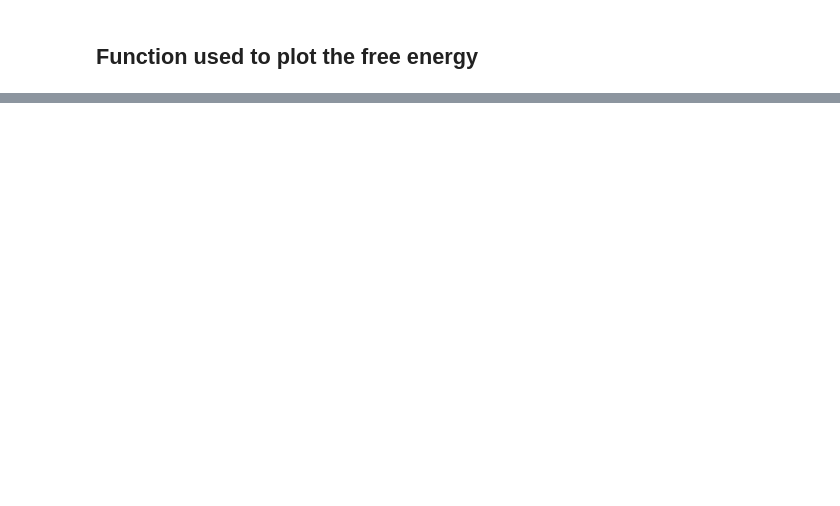
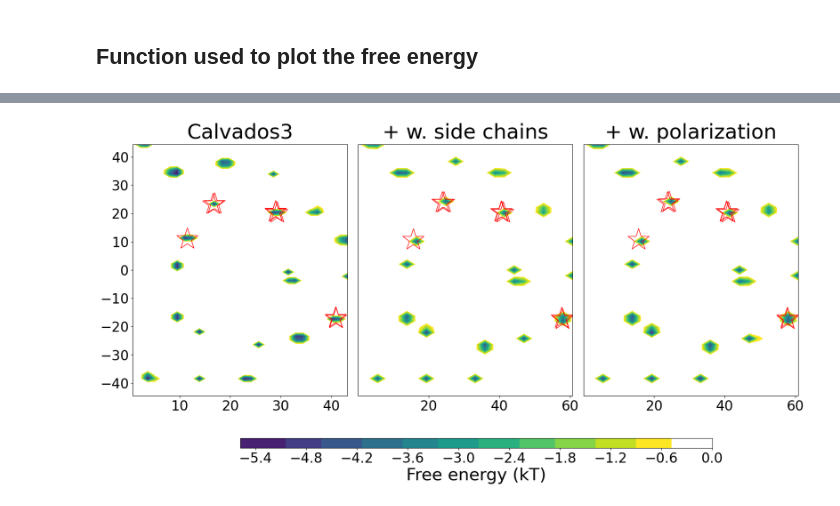
Before and after one commit to mlund/SI-pose-exploration, a Jupyter notebook: pca_free_energy/pca_analysis.ipynb, the cells around one changed output, grey strips where cells are left out. Saved outputs shown, nothing was run; the diff lists cells and outputs as text; code cells hidden in the pictures; blank space fills up the shorter version.

```diff
--- a/pca_free_energy/pca_analysis.ipynb
+++ b/pca_free_energy/pca_analysis.ipynb
@@ -458,0 +609,84 @@ plt.savefig('pca_cartesian_v6.pdf', bbox_inches='tight', dpi=300)
+# %%
+fig, axes = plt.subplots(1, 3, figsize=(21, 8))
+
+all_weights = [energy_org, energy_sch, energy_pol]
+all_X = [red_cart_org, red_cart_sch, red_cart_pol]
+F_list = []
+
+#Computing the 2D histogram of the PCA-reduced coordinates and normalizing it
+# such that the min and max values are mapped to the color bar limits
+for X, weights in zip(all_X, all_weights):
+    z, xedge, yedge = np.histogram2d(X[:, 0], X[:, 1], bins=30, weights=weights)
+    # Avoid zeros for log
+    zmin_nonzero = np.min(z[np.where(z > 0)])
+    z = np.maximum(z, zmin_nonzero)
+    F = -np.log(z)
+    F -= np.min(F)
+    F_list.append(F)
+# To get data to start at zero and decrease, switch the min and max and make min = -max
+global_vmin = - max([np.max(F) for F in F_list]) #min([np.min(F) for F in F_list])
+global_vmax = min([np.min(F) for F in F_list])  #max([np.max(F) for F in F_list])
+
+# Plot with shared colorbar scale
+viridis = cm.get_cmap('viridis', 12)
+
+new_map = viridis(np.linspace(0, 1, 12))
+new_map = new_map[1:]
+new_map = np.concatenate((new_map,np.array([[1.0, 1.0, 1.0, 1.0]])), axis=0)
+new_cmp = ListedColormap(new_map)
+cmap = new_cmp
+
+kBT = 1.0 # set to one to get unit as kBT
+
+plot, ax, CS, (x, y, z) = plot_free_energy(
+    red_cart_org[:, 0], red_cart_org[:, 1], weights=energy_org, nbins=60, ncountours=100, ax=axes[0],
+    avoid_zero_count=True, minener_zero=True, kT=kBT,
+    vmin=global_vmin, vmax=global_vmax, cmap=cmap, cbar=False,
+    cbar_label='Free energy (kT)', white_bg=True, symmetry=True, x_sym=True)
+axes[0].set_title('Calvados3', fontsize=24)
+
+plot, ax, CS, (x, y, z) = plot_free_energy(
+    red_cart_sch[:, 0], red_cart_sch[:, 1], weights=energy_sch, nbins=45, ncountours=100, ax=axes[1],
+    avoid_zero_count=True, minener_zero=True, kT=kBT,
+    vmin=global_vmin, vmax=global_vmax, cmap=cmap, cbar=False,
+    cbar_label='Free energy (kT)', white_bg=True, symmetry=True, x_sym=True)
+axes[1].set_title('+ w. side chains', fontsize=24)
+
+plot, ax, CS3, (x, y, z) = plot_free_energy(
+    red_cart_pol[:, 0], red_cart_pol[:, 1], weights=energy_pol, nbins=45, ncountours=100, ax=axes[2],
+    avoid_zero_count=True, minener_zero=True, kT=kBT,
+    vmin=global_vmin, vmax=global_vmax, cmap=cmap, cbar=False,
+    cbar_label='Free energy (kT)', white_bg=True, symmetry=True, x_sym=True)
+axes[2].set_title('+ w. polarization', fontsize=24)
+
+# Depending on numpy version (histogram count) the number of bins might need to be changed to get consistent results
+cbar_ax = fig.add_axes([0.25, -0.05, 0.55, 0.03])  # [left, bottom, width, height] in figure coordinates
+cbar = fig.colorbar(CS3, cax=cbar_ax, orientation='horizontal')
+
+exp_positions = np.array([51, 379,1566, 9723, 15703, 18500, 19455,  20852])
+for ax, idxs, red_cart in zip(axes,
+                             [exp_positions,
+                             exp_positions,
+                             exp_positions],
+                             [red_cart_org,
+                             red_cart_sch,
+                             red_cart_pol]):
+    for i in idxs:
+        if red_cart[i, 0] < 0:
+            ax.plot(-red_cart[i, 0], -red_cart[i, 1], marker='*', linestyle='', markerfacecolor='none', markeredgecolor='red', markersize=40)
+        else:
+            ax.plot(red_cart[i, 0], red_cart[i, 1], marker='*', linestyle='', markerfacecolor='none', markeredgecolor='red', markersize=40)
+
+
+fig.subplots_adjust(wspace=0.05)  # Reduce horizontal space between plots
+for ax in axes:
+    ax.set_title(ax.get_title(), fontsize=36, pad=10)  # Move title higher (increase pad)
+    ax.tick_params(axis='both', labelsize=24)  # Set font size to 20 for both axes
+for ax in axes[1:]:
+    ax.set_ylabel('')
+    ax.tick_params(axis='y', left=False, labelleft=False)
+
+cbar.ax.tick_params(labelsize=24)
+cbar.set_label('Free energy (kT)', fontsize=30)
+#plt.savefig('pca_full_data.pdf', bbox_inches='tight', dpi=300)
+# %% [output]
@@ -458,0 +696 @@ plt.savefig('pca_cartesian_v6.pdf', bbox_inches='tight', dpi=300)
+[figure, added]
```
Also changed, not shown: parts of 18 cells of this notebook, 1 other file.
